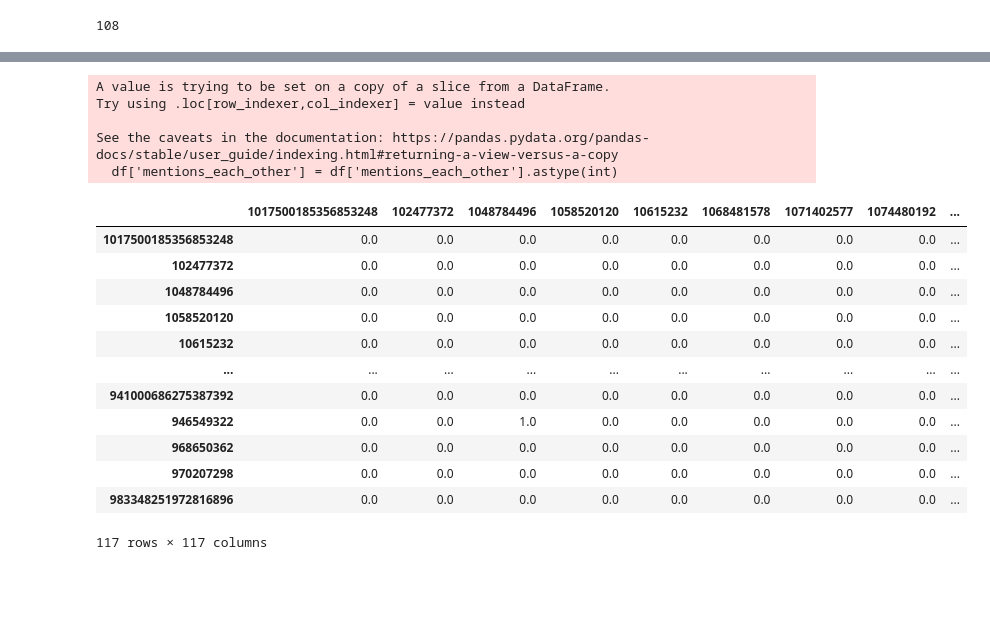
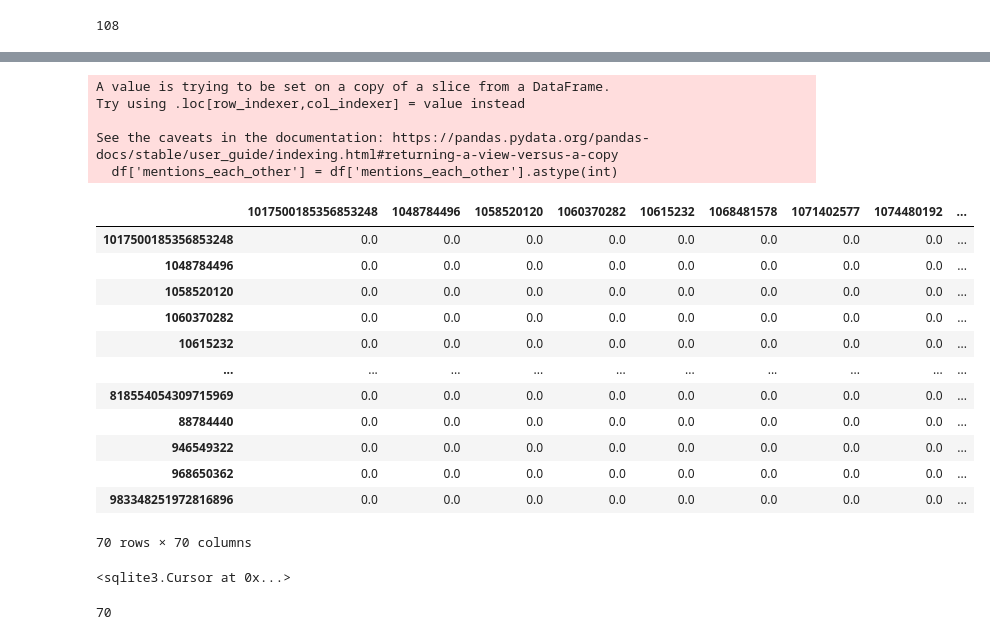
Before and after one commit to CEL-lab/multilayer_polarization, a Jupyter notebook: data/reciprocity.ipynb, the cells around one changed output, grey strips where cells are left out. Drawn from its saved outputs; the diff is of its cells as text; code cells hidden in the pictures; blank space fills up the shorter version.

```diff
--- a/data/reciprocity.ipynb
+++ b/data/reciprocity.ipynb
@@ -372,15 +412,21 @@ df = filtered_data
 # Create a new DataFrame with the desired structure
 new_df = pd.DataFrame({
     'author_id': df['author_id'],
+    'twitter_id': df['twitter_id'],
+    'region': df['region'],
+    'party': df['party'],
     'mentioned_id': df['mentioned_id'],
-    'state': df['state'],
-    'party': df['party'],
-    'twitter_id': df['twitter_id']
+    'twitter_id_mentioned': df['twitter_id_mentioned'],
+    'region_mentioned': df['region_mentioned'],
+    'party_mentioned': df['party_mentioned']
 })
 
 # Function to check if users mentioned each other
 def check_mention(row):
-    return any((df['author_id'] == row['mentioned_id']) & (df['mentioned_id'] == row['author_id']))
+    return any(
+        (df['author_id'] == row['mentioned_id']) & (df['mentioned_id'] == row['author_id'])
+        )
+    return any((df['twitter_id'] == row['twitter_id_mentioned']) & (df['twitter_id_mentioned'] == row['twitter_id']))
 
 # Apply the function to each row
 new_df['mentions_each_other'] = new_df.apply(check_mention, axis=1)
@@ -403,6 +449,6 @@ new_df
 # %%
 # create set from author_id and mentioned_id columns into new column
-new_df['set'] = new_df.apply(lambda x: {x['author_id'], x['mentioned_id']}, axis=1)
+new_df['set'] = new_df.apply(lambda x: {x['twitter_id'], x['twitter_id_mentioned']}, axis=1)
 # drop duplicates in set column
 new_df = new_df.drop_duplicates(subset=['set'])
 new_df
@@ -439,47 +469,54 @@ new_df
-# %%
-# delete author_id and mentioned_id columns
-new_df = new_df.drop(['author_id', 'mentioned_id'], axis=1)
+# %%
+# get unique values from party column
+new_df['party'].unique()
+# create different dataframes for each party being democrat, republican or independent
+democrat = new_df[new_df['party'] == 'Democrat']
+republican = new_df[new_df['party'] == 'Republican']
+independent = new_df[new_df['party'] == 'Independent']
+# create different dataframes for each region being north and south
+north = new_df[new_df['region'] == 'north']
+south = new_df[new_df['region'] == 'south']
 # %%
 import pandas as pd
 import numpy as np
 
 # Assuming your DataFrame is named df
-df = new_df
+df = south
 
 # Replace the boolean values with integers
 df['mentions_each_other'] = df['mentions_each_other'].astype(int)
 
 # Create pivot tables for each direction of interaction
-pivot_table1 = df.pivot(index='author_id', columns='mentioned_id', values='mentions_each_other').fillna(0)
-pivot_table2 = df.pivot(index='mentioned_id', columns='author_id', values='mentions_each_other').fillna(0)
+pivot_table1 = df.pivot(index='twitter_id', columns='twitter_id_mentioned', values='mentions_each_other').fillna(0)
+pivot_table2 = df.pivot(index='twitter_id_mentioned', columns='twitter_id', values='mentions_each_other').fillna(0)
 
 # Combine pivot tables
 interaction_matrix = pivot_table1.add(pivot_table2, fill_value=0)
 
 # Ensure the matrix is symmetric (i.e., user1->user2 = user2->user1)
 interaction_matrix = interaction_matrix.clip(upper=1)
 
 # Fill NaN values with 0
 interaction_matrix = interaction_matrix.fillna(0)
 
 # Show the interaction matrix
 interaction_matrix
 # %% [output]
 A value is trying to be set on a copy of a slice from a DataFrame.
 Try using .loc[row_indexer,col_indexer] = value instead
 
 See the caveats in the documentation: https://pandas.pydata.org/pandas-docs/stable/user_guide/indexing.html#returning-a-view-versus-a-copy
   df['mentions_each_other'] = df['mentions_each_other'].astype(int)
-|  | 1017500185356853248 | 102477372 | 1048784496 | 1058520120 | 10615232 | 1068481578 | 1071402577 | 1074480192 | ... |
+|  | 1017500185356853248 | 1048784496 | 1058520120 | 1060370282 | 10615232 | 1068481578 | 1071402577 | 1074480192 | ... |
 | 1017500185356853248 | 0.0 | 0.0 | 0.0 | 0.0 | 0.0 | 0.0 | 0.0 | 0.0 | ... |
-| 102477372 | 0.0 | 0.0 | 0.0 | 0.0 | 0.0 | 0.0 | 0.0 | 0.0 | ... |
 | 1048784496 | 0.0 | 0.0 | 0.0 | 0.0 | 0.0 | 0.0 | 0.0 | 0.0 | ... |
 | 1058520120 | 0.0 | 0.0 | 0.0 | 0.0 | 0.0 | 0.0 | 0.0 | 0.0 | ... |
+| 1060370282 | 0.0 | 0.0 | 0.0 | 0.0 | 0.0 | 0.0 | 0.0 | 0.0 | ... |
 | 10615232 | 0.0 | 0.0 | 0.0 | 0.0 | 0.0 | 0.0 | 0.0 | 0.0 | ... |
 | ... | ... | ... | ... | ... | ... | ... | ... | ... | ... |
-| 941000686275387392 | 0.0 | 0.0 | 0.0 | 0.0 | 0.0 | 0.0 | 0.0 | 0.0 | ... |
-| 946549322 | 0.0 | 0.0 | 1.0 | 0.0 | 0.0 | 0.0 | 0.0 | 0.0 | ... |
+| 818554054309715969 | 0.0 | 0.0 | 0.0 | 0.0 | 0.0 | 0.0 | 0.0 | 0.0 | ... |
+| 88784440 | 0.0 | 0.0 | 0.0 | 0.0 | 0.0 | 0.0 | 0.0 | 0.0 | ... |
+| 946549322 | 0.0 | 0.0 | 0.0 | 0.0 | 0.0 | 0.0 | 0.0 | 0.0 | ... |
 | 968650362 | 0.0 | 0.0 | 0.0 | 0.0 | 0.0 | 0.0 | 0.0 | 0.0 | ... |
-| 970207298 | 0.0 | 0.0 | 0.0 | 0.0 | 0.0 | 0.0 | 0.0 | 0.0 | ... |
 | 983348251972816896 | 0.0 | 0.0 | 0.0 | 0.0 | 0.0 | 0.0 | 0.0 | 0.0 | ... |
-117 rows × 117 columns
+70 rows × 70 columns
@@ -487,0 +529,10 @@ conn.close()
+# %%
+# drop interaction_matrix table if exists
+c.execute('''DROP TABLE IF EXISTS interaction_matrix''')
+# %% [output]
+<sqlite3.Cursor at 0x...>
+# %%
+#upload dataframe to sql
+interaction_matrix.to_sql('mentionMatrixSouth', conn, if_exists='replace', index=True)
+# %% [output]
+70
```
Also changed, not shown: parts of 18 cells of this notebook, 1 other file.
